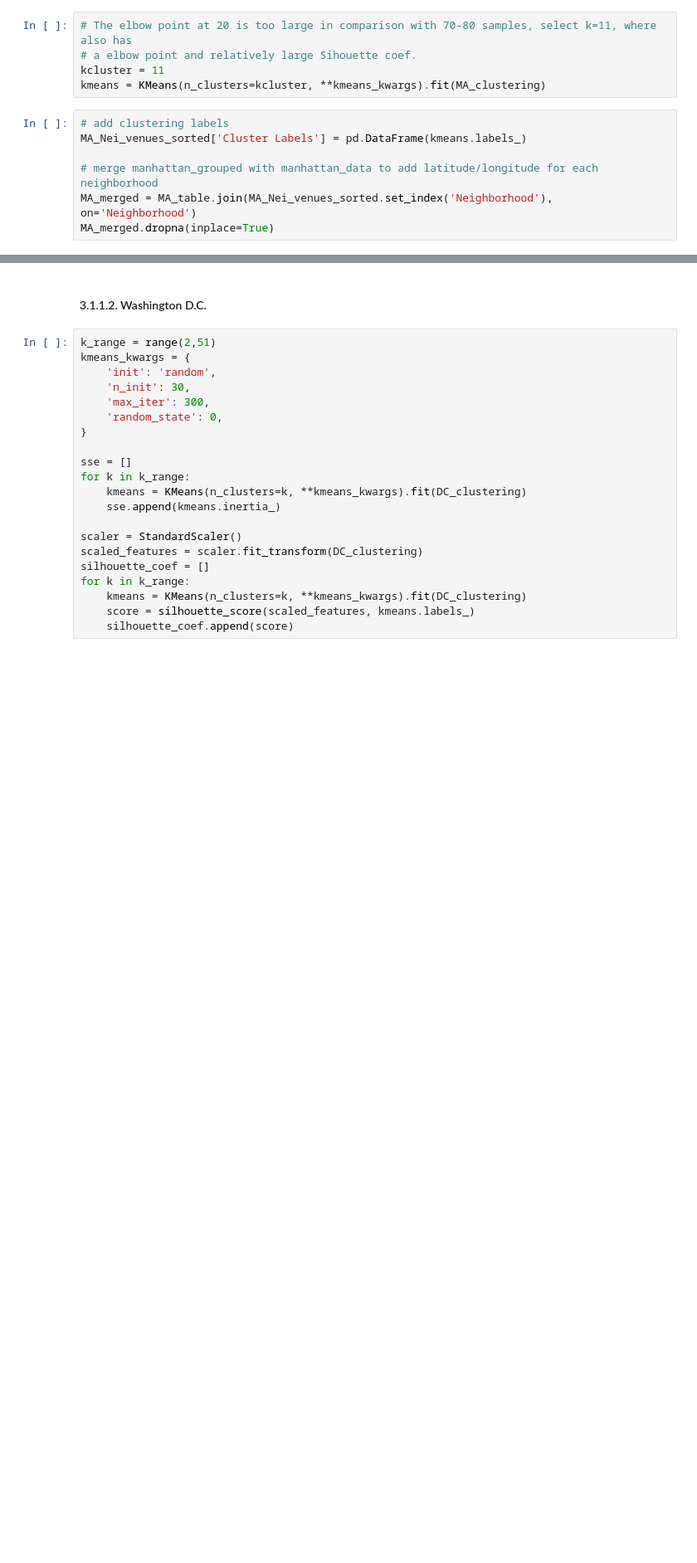
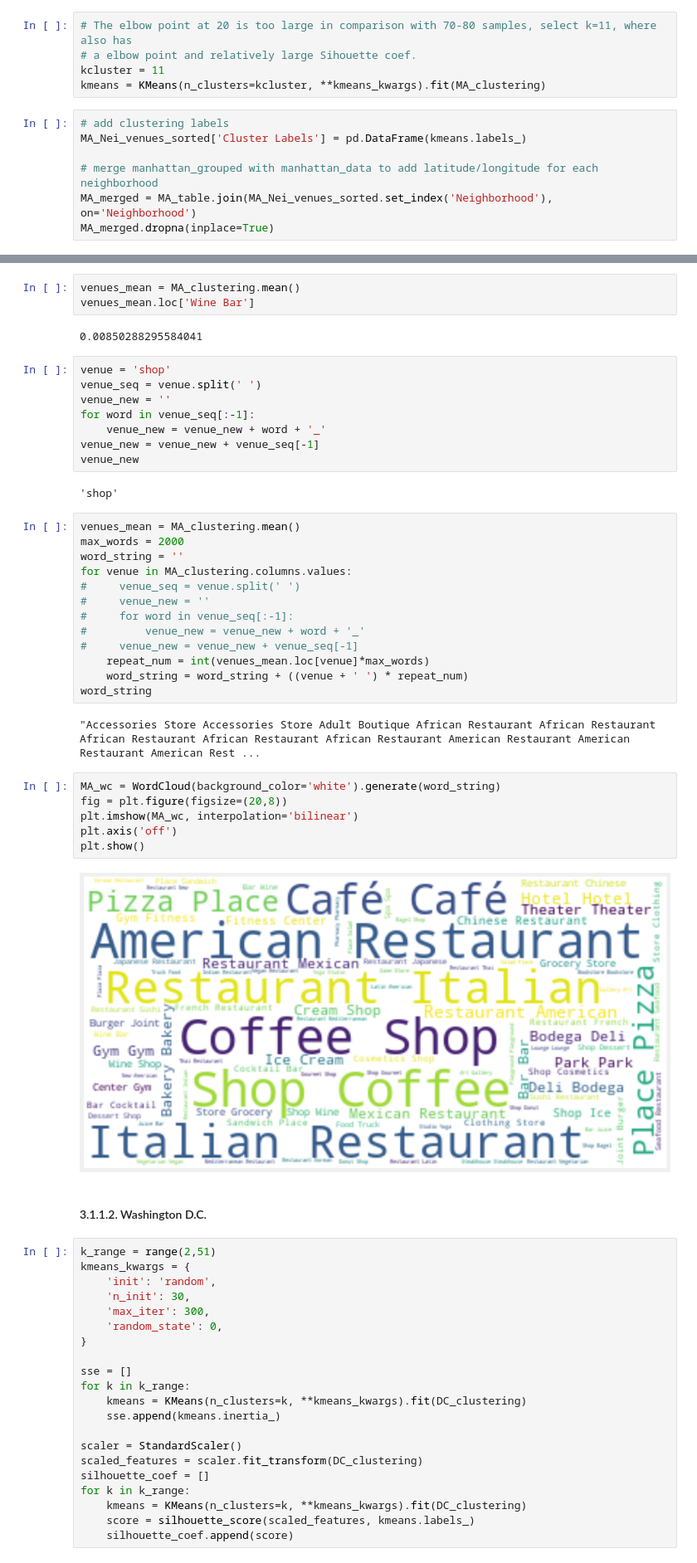
Before and after one commit to syzsyzsyzyzs/IBM_proj, a Jupyter notebook: Culture vs Function.ipynb, the cells around one changed output, grey strips where cells are left out. Shown at 83% size. Saved outputs shown, nothing was run; the diff lists cells and outputs as text; blank space fills up the shorter version.

```diff
--- a/Culture vs Function.ipynb
+++ b/Culture vs Function.ipynb
@@ -732,3 +762,41 @@ NameError: name 'ax' is not defined
+# %%
+venues_mean = MA_clustering.mean()
+venues_mean.loc['Wine Bar']
+# %% [output]
+0.00850288295584041
+# %%
+venue = 'shop'
+venue_seq = venue.split(' ')
+venue_new = ''
+for word in venue_seq[:-1]:
+    venue_new = venue_new + word + '_'
+venue_new = venue_new + venue_seq[-1]
+venue_new
+# %% [output]
+'shop'
+# %%
+venues_mean = MA_clustering.mean()
+max_words = 2000
+word_string = ''
+for venue in MA_clustering.columns.values:
+#     venue_seq = venue.split(' ')
+#     venue_new = ''
+#     for word in venue_seq[:-1]:
+#         venue_new = venue_new + word + '_'
+#     venue_new = venue_new + venue_seq[-1]
+    repeat_num = int(venues_mean.loc[venue]*max_words)
+    word_string = word_string + ((venue + ' ') * repeat_num)
+word_string
+# %% [output]
+"Accessories Store Accessories Store Adult Boutique African Restaurant African Restaurant African Restaurant African Restaurant African Restaurant American Restaurant American Restaurant American Rest ...
+# %%
+MA_wc = WordCloud(background_color='white').generate(word_string)
+fig = plt.figure(figsize=(20,8))
+plt.imshow(MA_wc, interpolation='bilinear')
+plt.axis('off')
+plt.show()
+# %% [output]
+[figure, added]
 # %% [markdown]
 #### 3.1.1.2. Washington D.C.
 # %%
```
Also changed, not shown: parts of 10 cells of this notebook, 8 other files.
